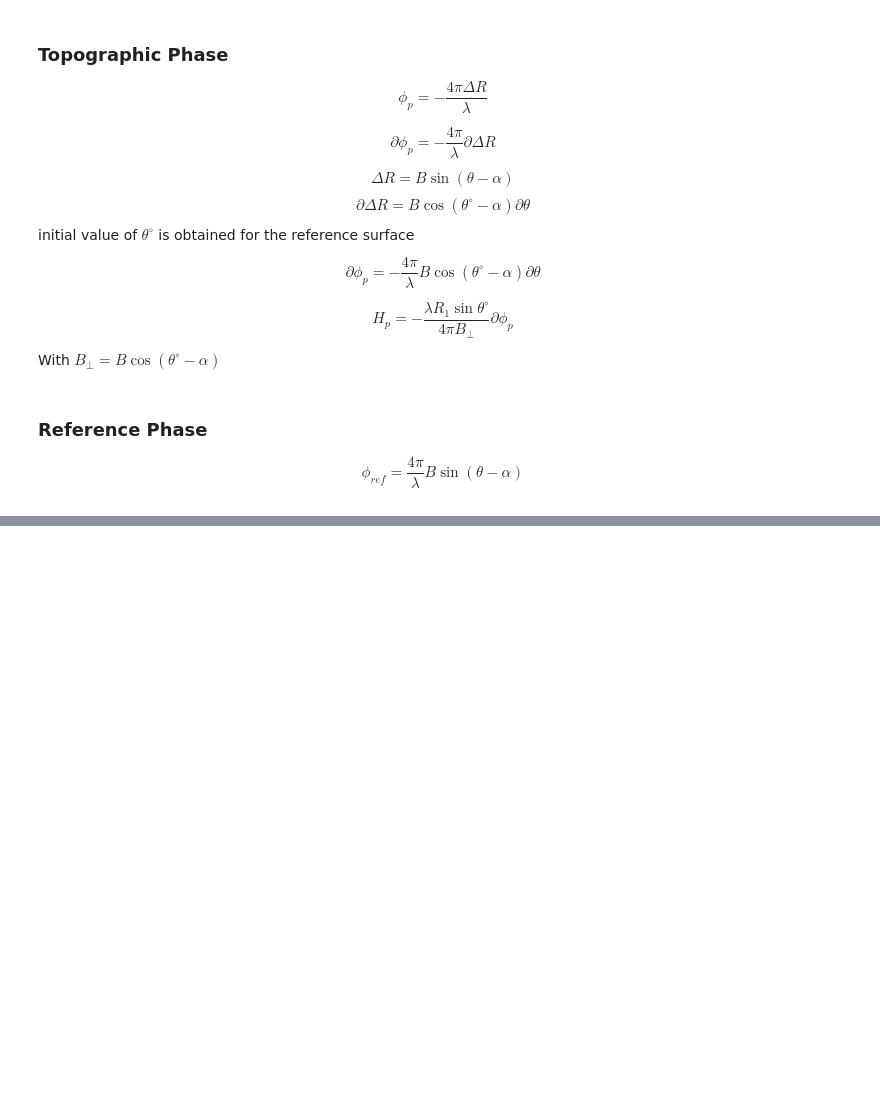
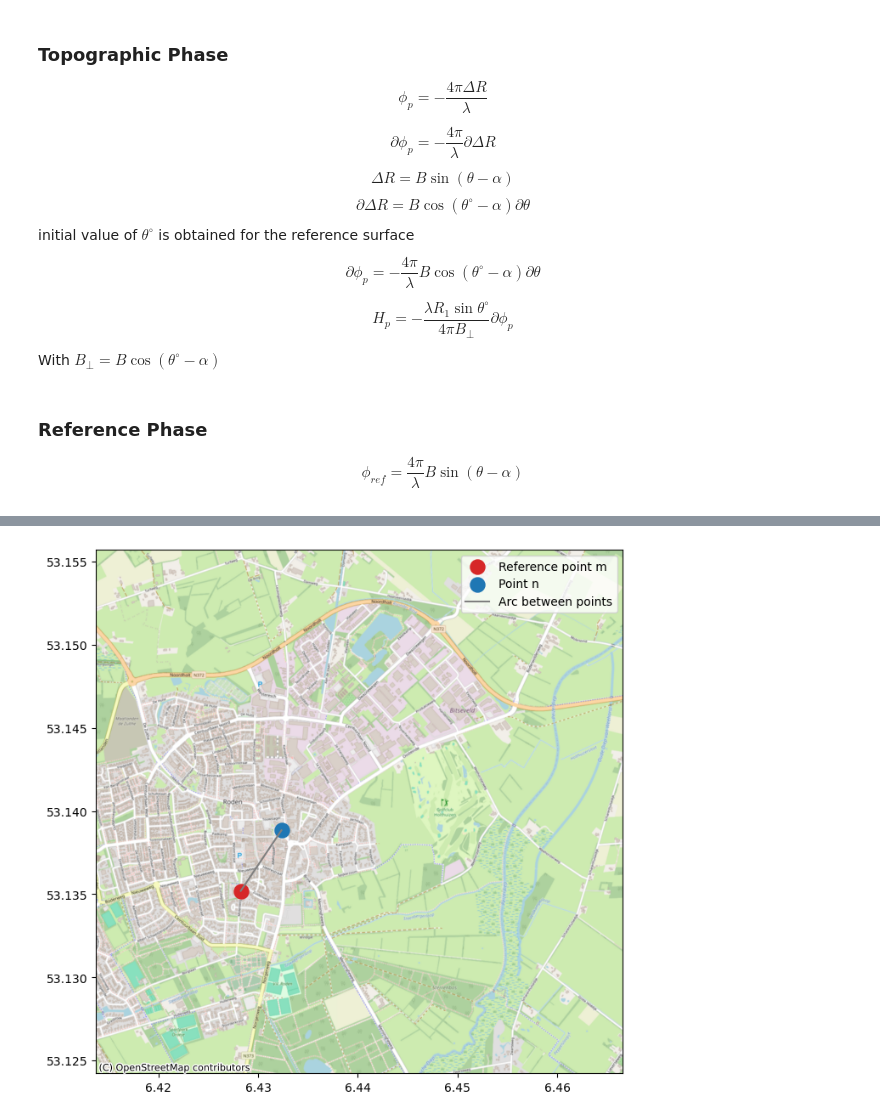
Before and after one commit to TUDelft-books/insar_and_geodesy, a Jupyter notebook: book/day_one/basics_of_sar_interferometry/basics_of_interferometry.ipynb, the cells around one changed output, grey strips where cells are left out. Saved outputs shown, nothing was run; the diff lists cells and outputs as text; code cells hidden in the pictures; blank space fills up the shorter version.

```diff
--- a/book/day_one/basics_of_sar_interferometry/basics_of_interferometry.ipynb
+++ b/book/day_one/basics_of_sar_interferometry/basics_of_interferometry.ipynb
@@ -371,0 +414,21 @@ $$
+# %%
+import contextily as cx
+import numpy as np
+import matplotlib.pyplot as plt
+
+ps_lat, ps_lon=np.array([53.1352,53.126928,53.125042,53.12505, 53.125053,53.138842,53.149994]),np.array([6.4282584, 6.428312 , 6.4282155, 6.428269  ,6.4283223, 6.4323406, 6.4582786])
+lat_min, lat_max, lon_min, lon_max = 53.12423, 53.1557, 6.4137645, 6.466585
+#connect each point with a dd phase timeseries
+
+ref_pnt_idx = 0
+pnt_idx=5
+fig, ax = plt.subplots(figsize = (8,8))
+plt.scatter(ps_lon[ref_pnt_idx], ps_lat[ref_pnt_idx], s=150, color = 'tab:red', label = 'Reference point m')
+plt.scatter(ps_lon[pnt_idx], ps_lat[pnt_idx], s=150, color = 'tab:blue', label = 'Point n')
+plt.plot((ps_lon[ref_pnt_idx], ps_lon[pnt_idx]), (ps_lat[ref_pnt_idx], ps_lat[pnt_idx]), color = 'tab:gray', label = 'Arc between points')
+plt.legend()
+plt.ylim(lat_min, lat_max)
+plt.xlim(lon_min, lon_max)
+cx.add_basemap(ax, crs='epsg:4326', source=cx.providers.OpenStreetMap.Mapnik, zoom = 15)
+# %% [output]
+[figure, added]
```
Also changed, not shown: parts of 8 cells of this notebook, 1 other file.
